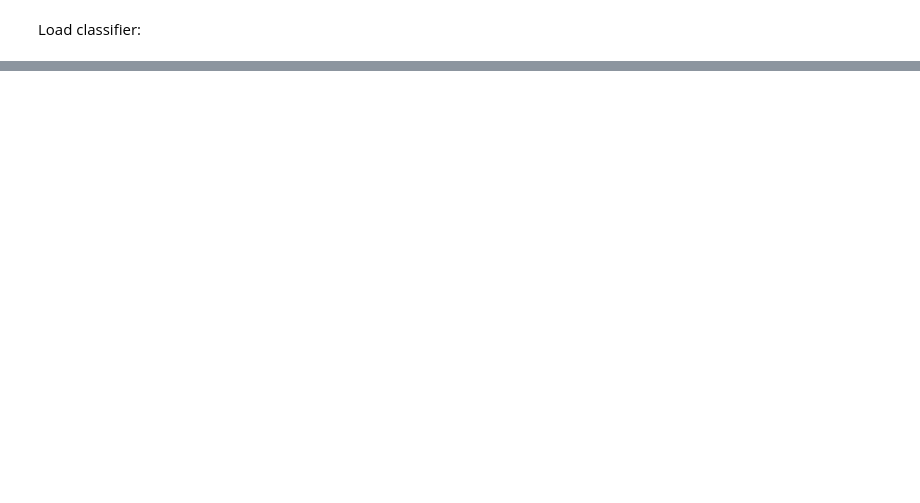
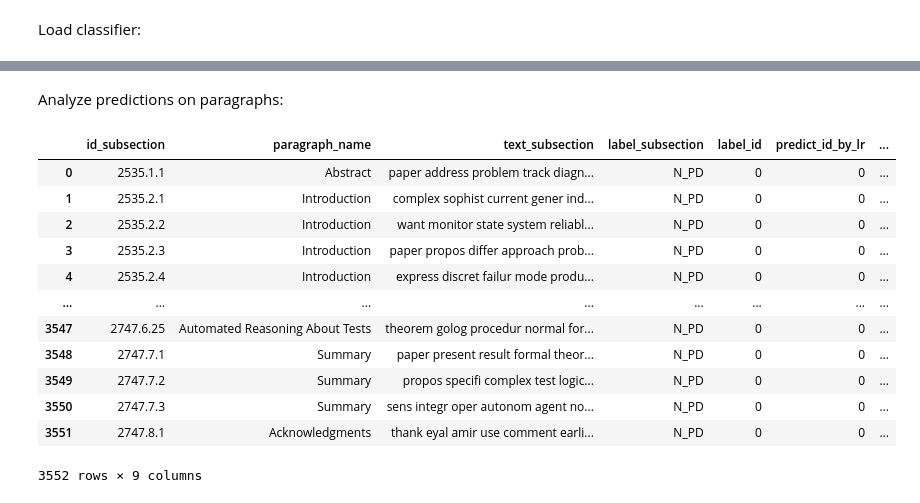
Before and after one commit to maurorondina/tesi, a Jupyter notebook: prediction_pd/AI_5-testSet.ipynb, the cells around one changed output, grey strips where cells are left out. Cells and saved outputs as stored; diff of their text form; code cells hidden in the pictures; blank space fills up the shorter version.

Commit message:
test set

```diff
--- a/prediction_pd/AI_5-testSet.ipynb
+++ b/prediction_pd/AI_5-testSet.ipynb
@@ -162,4 +169,0 @@ Predict Test Set:
-# %%
-df_test['label_id'] = 1
-y_test = df_test['label_id']
-print(X_test.shape, y_test.shape)
@@ -168,3 +169,0 @@ print(X_test.shape, y_test.shape)
-# %%
-%%time
-y_pred = model.predict(X_test)
@@ -205,3 +169,0 @@ weighted avg       1.00      0.01      0.02     27118
-# %%
-df_test['label_id_predict'] = y_pred
-df_test
@@ -260,0 +172,8 @@ for _, row in df_pd_pred.iterrows():
+# %%
+from sklearn.metrics import confusion_matrix, classification_report
+
+for mode, predictions in y_pred.items():
+    print("PD estimated with '%s': %s/%s" %(mode, len([i for i in predictions if i == 1]), predictions.shape[0]), '\n')
+    print(confusion_matrix(df_test['label_id'], predictions), '\n')
+    print(classification_report(df_test['label_id'], predictions, target_names=["N_PD", "PD"]), '\n')
+    print('-'*80,'\n')
@@ -260,0 +203,23 @@ for _, row in df_pd_pred.iterrows():
+# %% [markdown]
+Analyze predictions on paragraphs:
+# %%
+df_test_paragraph = df_test
+for mode, predictions in y_pred.items():
+    df_test_paragraph['predict_id_by_'+mode] = predictions
+#trasforma id in quelli dei paragrafi, raggruppali e somma le label:
+df_test_paragraph['id_paragraph'] = df_test_paragraph['id_subsection'].apply(lambda x: x[:x.rfind('.')])
+df_test_paragraph
+# %% [output]
+|  | id_subsection | paragraph_name | text_subsection | label_subsection | label_id | predict_id_by_lr | ... |
+| 0 | 2535.1.1 | Abstract | paper address problem track diagn... | N_PD | 0 | 0 | ... |
+| 1 | 2535.2.1 | Introduction | complex sophist current gener ind... | N_PD | 0 | 0 | ... |
+| 2 | 2535.2.2 | Introduction | want monitor state system reliabl... | N_PD | 0 | 0 | ... |
+| 3 | 2535.2.3 | Introduction | paper propos differ approach prob... | N_PD | 0 | 0 | ... |
+| 4 | 2535.2.4 | Introduction | express discret failur mode produ... | N_PD | 0 | 0 | ... |
+| ... | ... | ... | ... | ... | ... | ... | ... |
+| 3547 | 2747.6.25 | Automated Reasoning About Tests | theorem golog procedur normal for... | N_PD | 0 | 0 | ... |
+| 3548 | 2747.7.1 | Summary | paper present result formal theor... | N_PD | 0 | 0 | ... |
+| 3549 | 2747.7.2 | Summary | propos specifi complex test logic... | N_PD | 0 | 0 | ... |
+| 3550 | 2747.7.3 | Summary | sens integr oper autonom agent no... | N_PD | 0 | 0 | ... |
+| 3551 | 2747.8.1 | Acknowledgments | thank eyal amir use comment earli... | N_PD | 0 | 0 | ... |
+3552 rows × 9 columns
```
Also changed, not shown: parts of 38 cells of this notebook, 18 other files.
